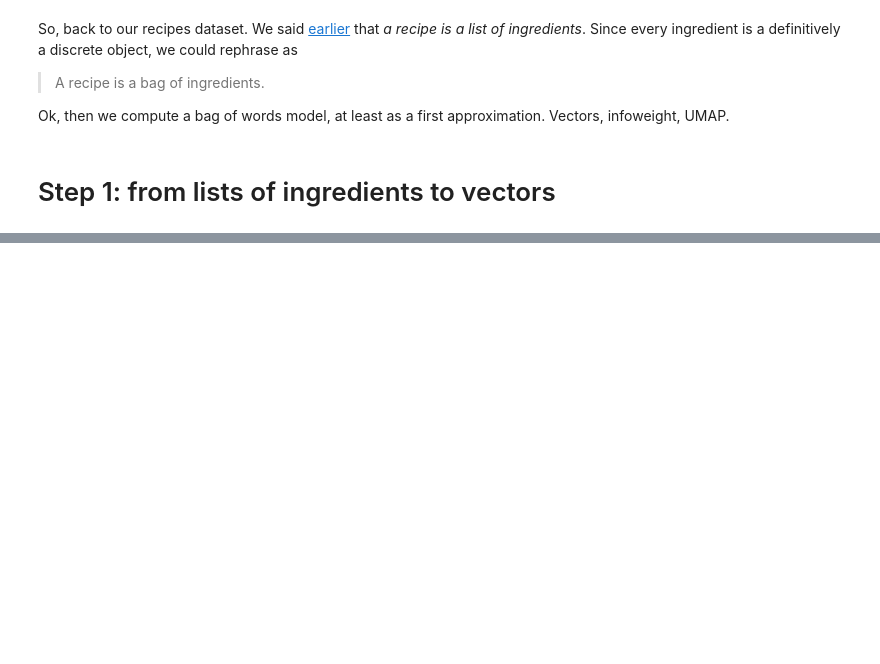
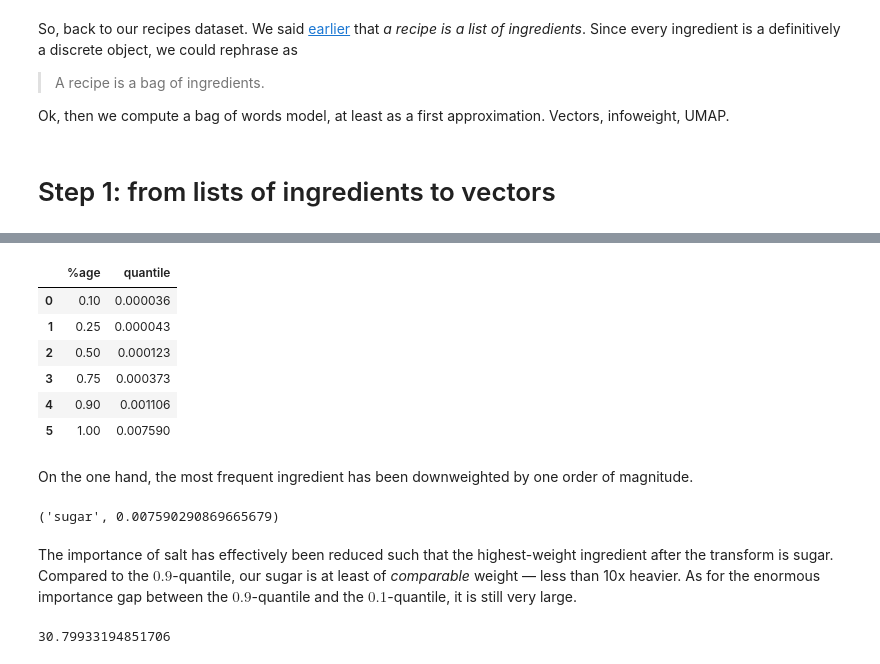
Before and after one commit to TutteInstitute/tutorials, a Jupyter notebook: tutorial-bag-of-words.ipynb, the cells around one changed output, grey strips where cells are left out. Saved outputs shown, nothing was run; the diff lists cells and outputs as text; code cells hidden in the pictures; blank space fills up the shorter version.

```diff
--- a/tutorial-bag-of-words.ipynb
+++ b/tutorial-bag-of-words.ipynb
@@ -303,0 +498,26 @@ pd.Series(np.log10(distribution_iwt)).hist(bins=[0, 1, 2, 3, 4])
+# %%
+marginal_iwt = np.array(np.mean(weights_iwt, axis=0)).squeeze()
+show_quantiles(marginal_iwt)
+# %% [output]
+|  | %age | quantile |
+| 0 | 0.10 | 0.000036 |
+| 1 | 0.25 | 0.000043 |
+| 2 | 0.50 | 0.000123 |
+| 3 | 0.75 | 0.000373 |
+| 4 | 0.90 | 0.001106 |
+| 5 | 1.00 | 0.007590 |
+# %% [markdown]
+On the one hand, the most frequent ingredient has been downweighted by one order of magnitude.
+# %%
+index_increasing_iwt = np.argsort(marginal_iwt)
+vz_ngram.column_index_dictionary_[index_increasing_iwt[-1]], marginal_iwt[index_increasing_iwt[-1]]
+# %% [output]
+('sugar', 0.007590290869665679)
+# %% [markdown]
+The importance of salt has effectively been reduced such that the highest-weight ingredient after the transform is sugar.
+Compared to the $0.9$-quantile, our sugar is at least of _comparable_ weight &mdash; less than 10x heavier.
+As for the enormous importance gap between the $0.9$-quantile and the $0.1$-quantile, it is still very large.
+# %%
+np.quantile(marginal_iwt, .9) / np.quantile(marginal_iwt, .1)
+# %% [output]
+30.79933194851706
```
Also changed, not shown: parts of 72 cells of this notebook.
